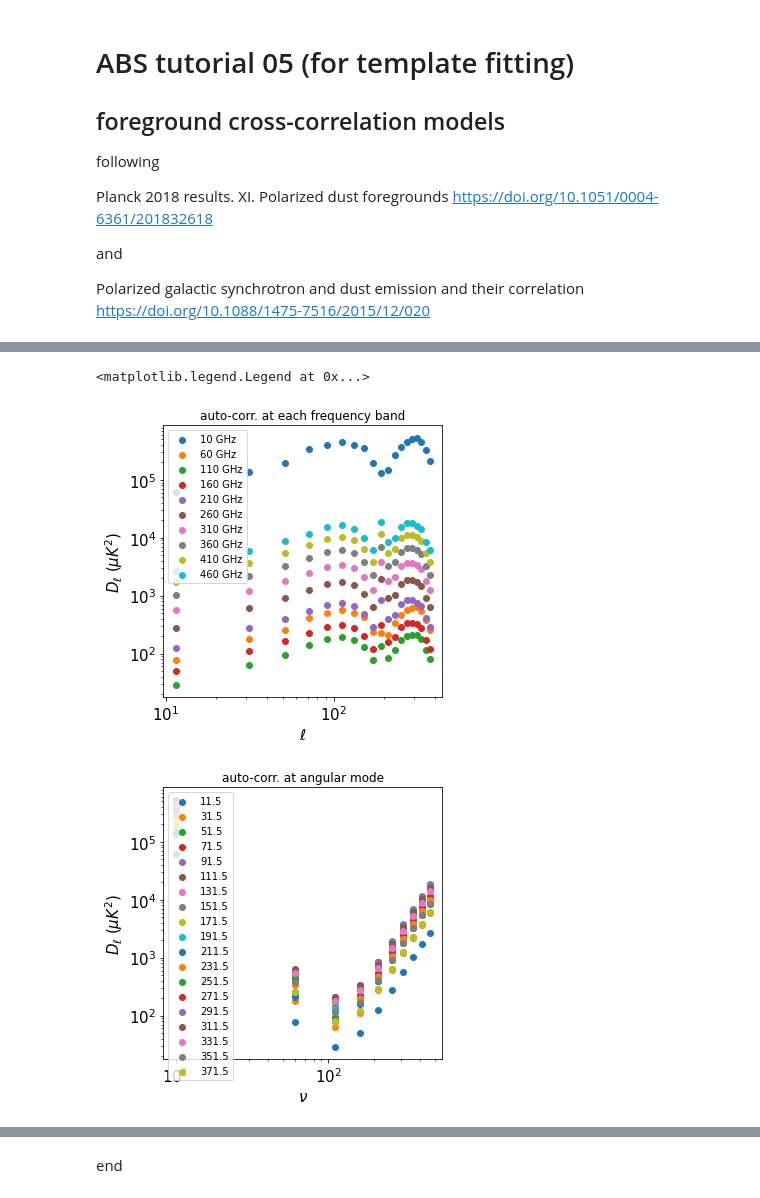
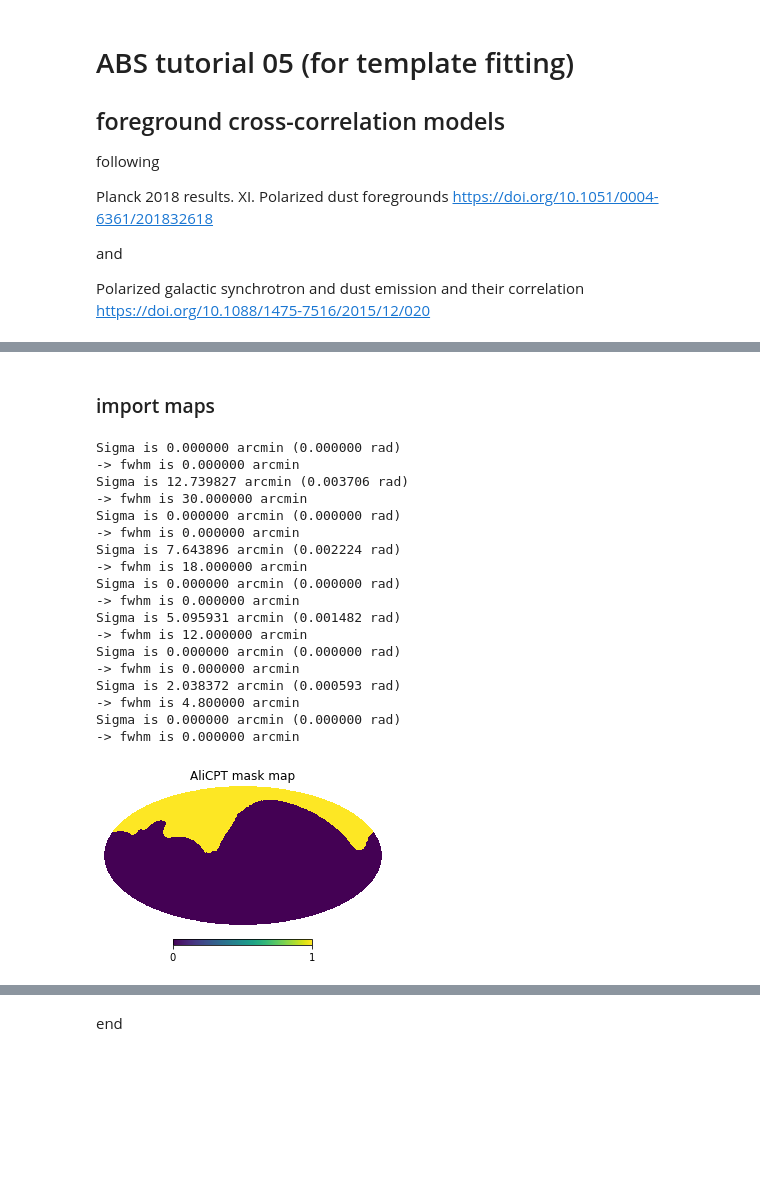
Before and after one commit to gioacchinowang/afra, a Jupyter notebook: tutorials/tutorial05.ipynb, the cells around one changed output, grey strips where cells are left out. Drawn from its saved outputs; the diff is of its cells as text; code cells hidden in the pictures; blank space fills up the shorter version.

```diff
--- a/tutorials/tutorial05.ipynb
+++ b/tutorials/tutorial05.ipynb
@@ -389,30 +23,45 @@ hybrid_ps.shape
-# %%
-fig,ax = matplotlib.pyplot.subplots(figsize=(5,5))
-
-for j in range(len(freq_sample)):
-    ax.scatter(ellist,hybrid_ps[:,j,j],label=str(freq_sample[j])+' GHz')
-
-ax.set_yscale('log')
-ax.set_xscale('log')
-ax.set_xlabel(r'$\ell$',fontsize=15)
-ax.set_ylabel(r'$D_\ell$ ($\mu K^2$)',fontsize=15)
-ax.tick_params(axis='both', labelsize=15)
-ax.set_title('auto-corr. at each frequency band')
-ax.legend(loc=2)
-
-fig,ax = matplotlib.pyplot.subplots(figsize=(5,5))
-
-for i in range(len(ellist)):
-    ax.scatter(freq_sample,np.diag(hybrid_ps[i]),label=str(ellist[i]))
-
-ax.set_yscale('log')
-ax.set_xscale('log')
-ax.set_xlabel(r'$\nu$',fontsize=15)
-ax.set_ylabel(r'$D_\ell$ ($\mu K^2$)',fontsize=15)
-ax.tick_params(axis='both', labelsize=15)
-ax.set_title('auto-corr. at angular mode')
-ax.legend(loc=2)
-# %% [output]
-<matplotlib.legend.Legend at 0x...>
-[figure, removed]
-[figure, removed]
+# %% [markdown]
+### import maps
+# %%
+NSIDE = 128
+fwhm = [0.5*np.pi/180.,0.3*np.pi/180.,0.2*np.pi/180.,0.08*np.pi/180.]  # FWHM for beam effect
+
+map30 = hp.read_map('./data/pysm_s1d1_30.fits',field=[0,1,2],dtype=np.float32,verbose=0)
+map95 = hp.read_map('./data/pysm_s1d1_95.fits',field=[0,1,2],dtype=np.float32,verbose=0)
+map150 = hp.read_map('./data/pysm_s1d1_150.fits',field=[0,1,2],dtype=np.float32,verbose=0)
+map353 = hp.read_map('./data/pysm_s1d1_353.fits',field=[0,1,2],dtype=np.float32,verbose=0)
+cmb_cl = hp.read_cl('./data/camb_cls.fits')
+
+ell = np.arange(cmb_cl.shape[1])
+mapcmb = hp.synfast(cmb_cl,nside=NSIDE,new=True)
+map30 = hp.smoothing(map30+mapcmb,fwhm=fwhm[0])
+map95 = hp.smoothing(map95+mapcmb,fwhm=fwhm[1])
+map150 = hp.smoothing(map150+mapcmb,fwhm=fwhm[2])
+map353 = hp.smoothing(map353+mapcmb,fwhm=fwhm[3])
+
+mask = hp.read_map('./data/ali_mask.fits',dtype=bool,verbose=False)
+
+fig = matplotlib.pyplot.figure(figsize=(5,5))
+gs = matplotlib.gridspec.GridSpec(5, 5)
+fig.add_subplot(gs[0:5, 0:5])
+hp.mollview(mask,title='AliCPT mask map',hold=True)
+# %% [output]
+Sigma is 0.000000 arcmin (0.000000 rad)
+-> fwhm is 0.000000 arcmin
+Sigma is 12.739827 arcmin (0.003706 rad)
+-> fwhm is 30.000000 arcmin
+Sigma is 0.000000 arcmin (0.000000 rad)
+-> fwhm is 0.000000 arcmin
+Sigma is 7.643896 arcmin (0.002224 rad)
+-> fwhm is 18.000000 arcmin
+Sigma is 0.000000 arcmin (0.000000 rad)
+-> fwhm is 0.000000 arcmin
+Sigma is 5.095931 arcmin (0.001482 rad)
+-> fwhm is 12.000000 arcmin
+Sigma is 0.000000 arcmin (0.000000 rad)
+-> fwhm is 0.000000 arcmin
+Sigma is 2.038372 arcmin (0.000593 rad)
+-> fwhm is 4.800000 arcmin
+Sigma is 0.000000 arcmin (0.000000 rad)
+-> fwhm is 0.000000 arcmin
+[figure, added]
```
Also changed, not shown: parts of 51 cells of this notebook, 17 other files.
